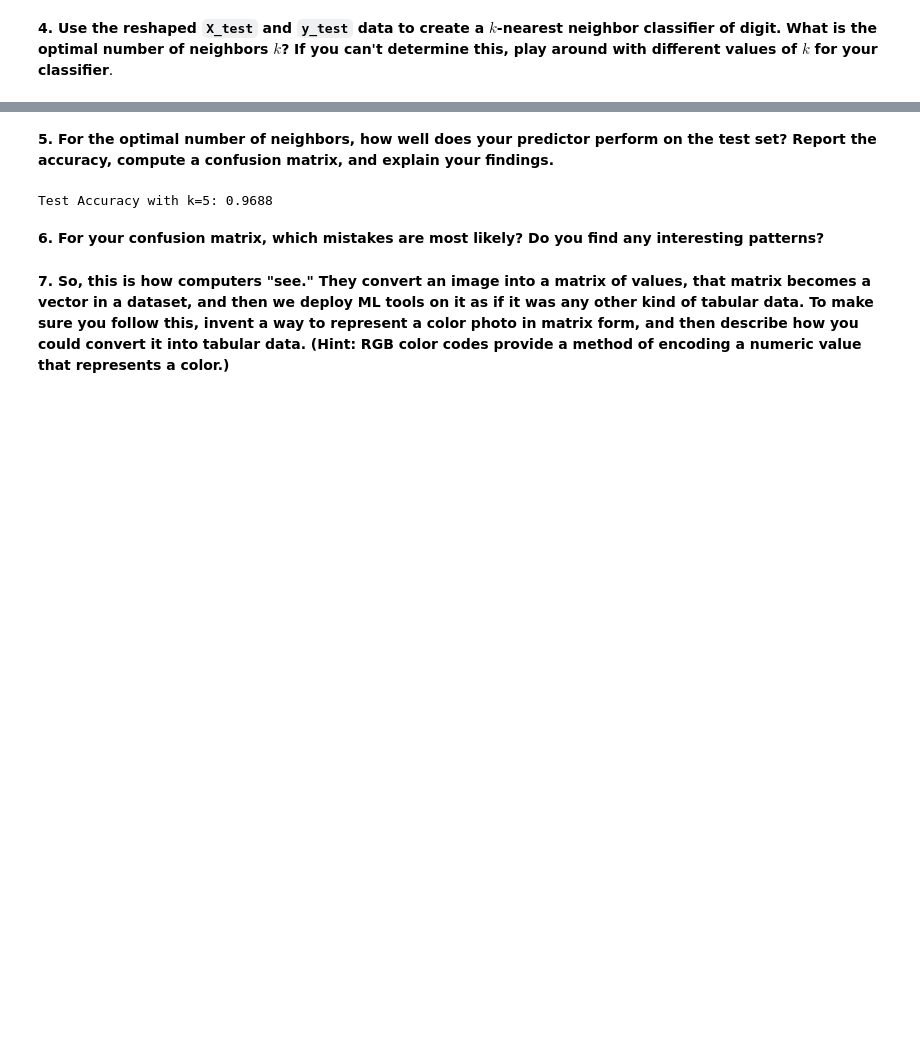
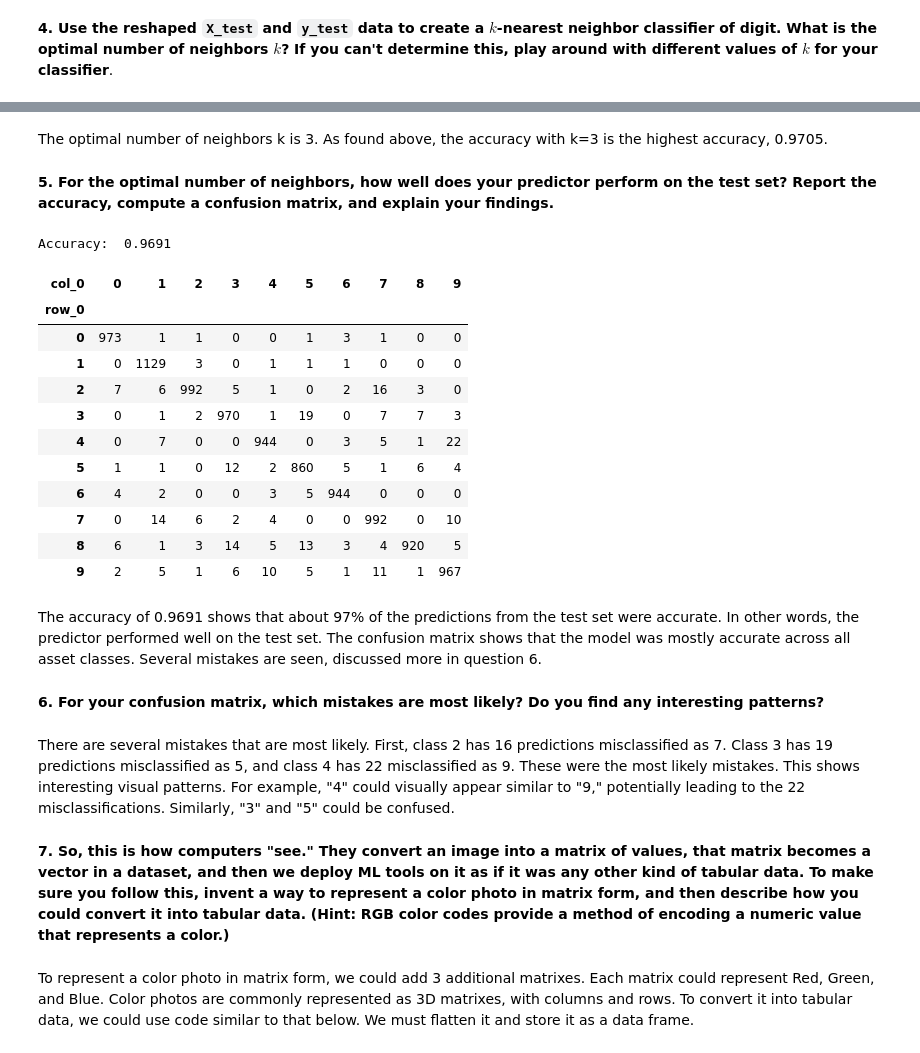
Before and after one commit to norawik/knn, a Jupyter notebook: lab/computer_vision_lab.ipynb, the cells around one changed output, grey strips where cells are left out. Saved outputs shown, nothing was run; the diff lists cells and outputs as text; code cells hidden in the pictures; blank space fills up the shorter version.

```diff
--- a/lab/computer_vision_lab.ipynb
+++ b/lab/computer_vision_lab.ipynb
@@ -186,22 +193,4 @@ KeyboardInterrupt:
+# %% [markdown]
+The optimal number of neighbors k is 3. As found above, the accuracy with k=3 is the highest accuracy, 0.9705.
 # %% [markdown]
 **5. For the optimal number of neighbors, how well does your predictor perform on the test set? Report the accuracy, compute a confusion matrix, and explain your findings.**
-# %%
-from sklearn.neighbors import KNeighborsClassifier
-from sklearn.metrics import accuracy_score, confusion_matrix
-import seaborn as sns
-
-# Set the optimal k found in the previous step (replace with your best value)
-optimal_k = 5  # Change this based on your findings
-knn = KNeighborsClassifier(n_neighbors=optimal_k)
-
-# Train the model
-knn.fit(X_train_reshaped, y_train)
-
-# Make predictions on the test set
-y_pred = knn.predict(X_test_reshaped)
-
-# Compute accuracy
-accuracy = accuracy_score(y_test, y_pred)
-print(f"Test Accuracy with k={optimal_k}: {accuracy:.4f}")
-# %% [output]
-Test Accuracy with k=5: 0.9688
@@ -222,4 +197,37 @@ plt.show()
+# %%
+knn = KNeighborsClassifier(n_neighbors=1)
+# Assuming Z_train should be the reshaped training data:
+predictor = knn.fit(X_train_reshaped, y_train)
+# Assuming Z_test should be the reshaped test data:
+y_hat = predictor.predict(X_test_reshaped)
+
+accuracy = knn.score(X_test_reshaped, y_test)
+print('Accuracy: ', accuracy)
+
+# Make sure 'pd' is imported before using it:
+import pandas as pd
+pd.crosstab(y_test, y_hat)
+# %% [output]
+Accuracy:  0.9691
+| col_0 | 0 | 1 | 2 | 3 | 4 | 5 | 6 | 7 | 8 | 9 |
+| row_0 |  |  |  |  |  |  |  |  |  |  |
+| 0 | 973 | 1 | 1 | 0 | 0 | 1 | 3 | 1 | 0 | 0 |
+| 1 | 0 | 1129 | 3 | 0 | 1 | 1 | 1 | 0 | 0 | 0 |
+| 2 | 7 | 6 | 992 | 5 | 1 | 0 | 2 | 16 | 3 | 0 |
+| 3 | 0 | 1 | 2 | 970 | 1 | 19 | 0 | 7 | 7 | 3 |
+| 4 | 0 | 7 | 0 | 0 | 944 | 0 | 3 | 5 | 1 | 22 |
+| 5 | 1 | 1 | 0 | 12 | 2 | 860 | 5 | 1 | 6 | 4 |
+| 6 | 4 | 2 | 0 | 0 | 3 | 5 | 944 | 0 | 0 | 0 |
+| 7 | 0 | 14 | 6 | 2 | 4 | 0 | 0 | 992 | 0 | 10 |
+| 8 | 6 | 1 | 3 | 14 | 5 | 13 | 3 | 4 | 920 | 5 |
+| 9 | 2 | 5 | 1 | 6 | 10 | 5 | 1 | 11 | 1 | 967 |
+# %% [markdown]
+The accuracy of 0.9691 shows that about 97% of the predictions from the test set were accurate. In other words, the predictor performed well on the test set. The confusion matrix shows that the model was mostly accurate across all asset classes. Several mistakes are seen, discussed more in question 6.
 # %% [markdown]
 **6. For your confusion matrix, which mistakes are most likely? Do you find any interesting patterns?**
+# %% [markdown]
+There are several mistakes that are most likely. First, class 2 has 16 predictions misclassified as 7. Class 3 has 19 predictions misclassified as 5, and class 4 has 22 misclassified as 9. These were the most likely mistakes. This shows interesting visual patterns. For example, "4" could visually appear similar to "9," potentially leading to the 22 misclassifications. Similarly, "3" and "5" could be confused.
 # %% [markdown]
 **7. So, this is how computers "see." They convert an image into a matrix of values, that matrix becomes a vector in a dataset, and then we deploy ML tools on it as if it was any other kind of tabular data. To make sure you follow this, invent a way to represent a color photo in matrix form, and then describe how you could convert it into tabular data. (Hint: RGB color codes provide a method of encoding a numeric value that represents a color.)**
+# %% [markdown]
+To represent a color photo in matrix form, we could add 3 additional matrixes. Each matrix could represent Red, Green, and Blue. Color photos are commonly represented as 3D matrixes, with columns and rows. To convert it into tabular data, we could use code similar to that below. We must flatten it and store it as a data frame.
```
Also changed, not shown: parts of 7 cells of this notebook.
